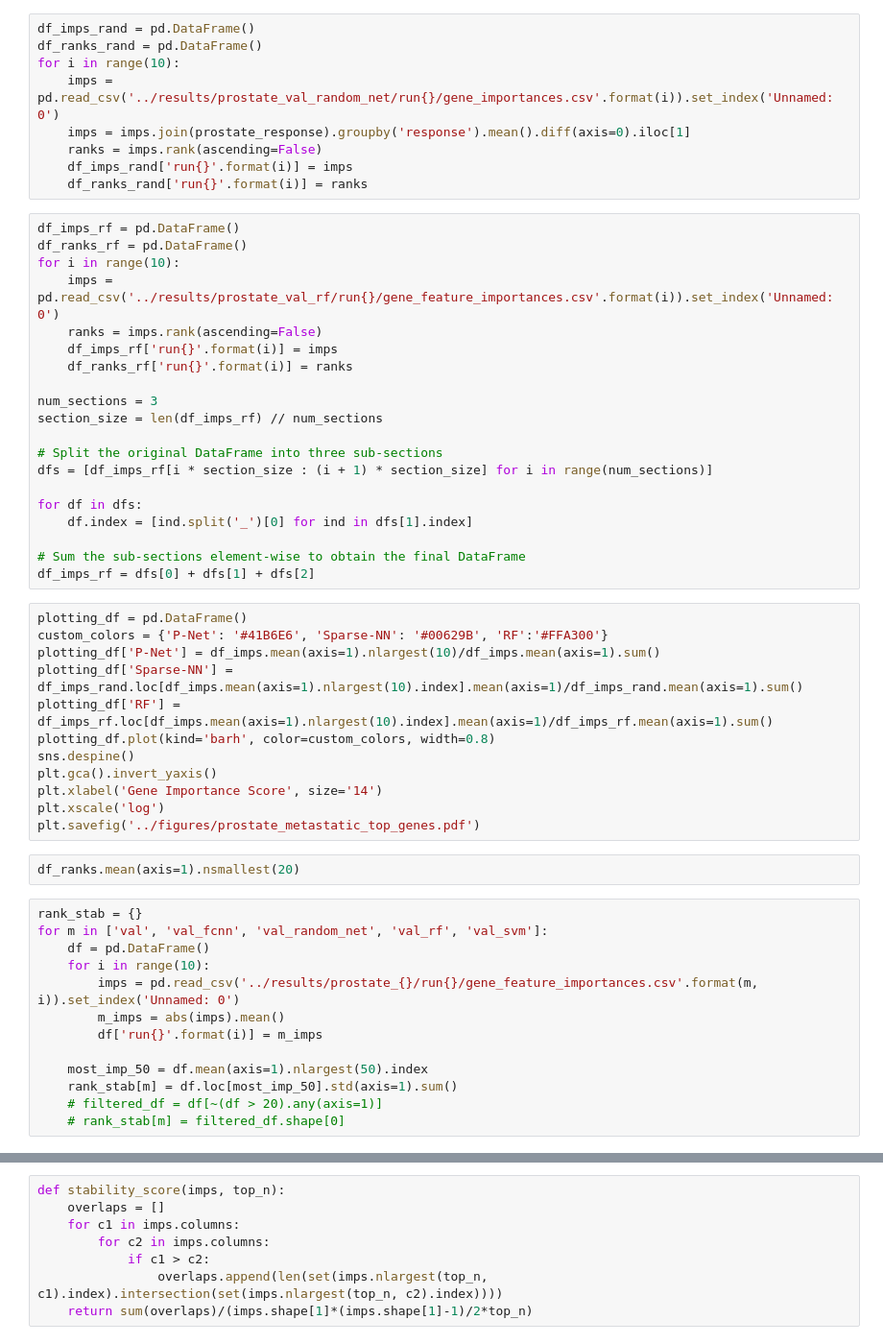
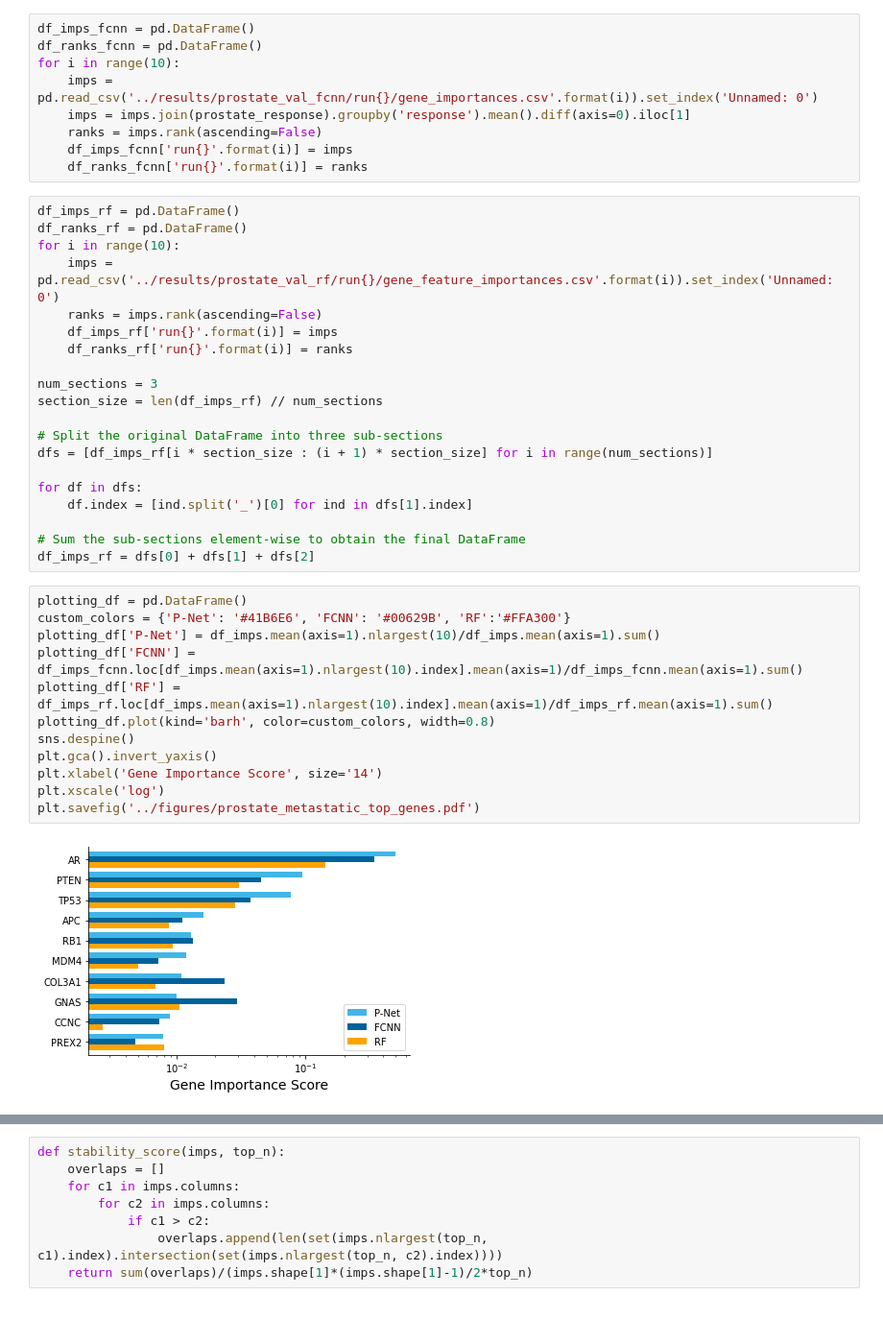
Before and after one commit to vanallenlab/pnet, a Jupyter notebook: src/performance_benchmarking.ipynb, the cells around one changed output, grey strips where cells are left out. Shown: that part at 96% size. Saved outputs shown, nothing was run; the diff lists cells and outputs as text; blank space fills up the shorter version.

```diff
--- a/src/performance_benchmarking.ipynb
+++ b/src/performance_benchmarking.ipynb
@@ -498,12 +552,12 @@ df_imps.mean(axis=1).nlargest(20)
 # %%
-df_imps_rand = pd.DataFrame()
-df_ranks_rand = pd.DataFrame()
+df_imps_fcnn = pd.DataFrame()
+df_ranks_fcnn = pd.DataFrame()
 for i in range(10):
-    imps = pd.read_csv('../results/prostate_val_random_net/run{}/gene_importances.csv'.format(i)).set_index('Unnamed: 0')
+    imps = pd.read_csv('../results/prostate_val_fcnn/run{}/gene_importances.csv'.format(i)).set_index('Unnamed: 0')
     imps = imps.join(prostate_response).groupby('response').mean().diff(axis=0).iloc[1]
     ranks = imps.rank(ascending=False)
-    df_imps_rand['run{}'.format(i)] = imps
-    df_ranks_rand['run{}'.format(i)] = ranks
+    df_imps_fcnn['run{}'.format(i)] = imps
+    df_ranks_fcnn['run{}'.format(i)] = ranks
 # %%
 df_imps_rf = pd.DataFrame()
 df_ranks_rf = pd.DataFrame()
@@ -526,28 +580,15 @@ for df in dfs:
 df_imps_rf = dfs[0] + dfs[1] + dfs[2]
 # %%
 plotting_df = pd.DataFrame()
-custom_colors = {'P-Net': '#41B6E6', 'Sparse-NN': '#00629B', 'RF':'#FFA300'}
+custom_colors = {'P-Net': '#41B6E6', 'FCNN': '#00629B', 'RF':'#FFA300'}
 plotting_df['P-Net'] = df_imps.mean(axis=1).nlargest(10)/df_imps.mean(axis=1).sum()
-plotting_df['Sparse-NN'] = df_imps_rand.loc[df_imps.mean(axis=1).nlargest(10).index].mean(axis=1)/df_imps_rand.mean(axis=1).sum()
+plotting_df['FCNN'] = df_imps_fcnn.loc[df_imps.mean(axis=1).nlargest(10).index].mean(axis=1)/df_imps_fcnn.mean(axis=1).sum()
 plotting_df['RF'] = df_imps_rf.loc[df_imps.mean(axis=1).nlargest(10).index].mean(axis=1)/df_imps_rf.mean(axis=1).sum()
 plotting_df.plot(kind='barh', color=custom_colors, width=0.8)
 sns.despine()
 plt.gca().invert_yaxis()
 plt.xlabel('Gene Importance Score', size='14')
 plt.xscale('log')
 plt.savefig('../figures/prostate_metastatic_top_genes.pdf')
+# %% [output]
+[figure, added]
-# %%
-df_ranks.mean(axis=1).nsmallest(20)
-# %%
-rank_stab = {}
-for m in ['val', 'val_fcnn', 'val_random_net', 'val_rf', 'val_svm']:
-    df = pd.DataFrame()
-    for i in range(10):
-        imps = pd.read_csv('../results/prostate_{}/run{}/gene_feature_importances.csv'.format(m, i)).set_index('Unnamed: 0')
-        m_imps = abs(imps).mean()
-        df['run{}'.format(i)] = m_imps
-
-    most_imp_50 = df.mean(axis=1).nlargest(50).index
-    rank_stab[m] = df.loc[most_imp_50].std(axis=1).sum()
-    # filtered_df = df[~(df > 20).any(axis=1)]
-    # rank_stab[m] = filtered_df.shape[0]
```
Also changed, not shown: parts of 59 cells of this notebook, 7 other files.
